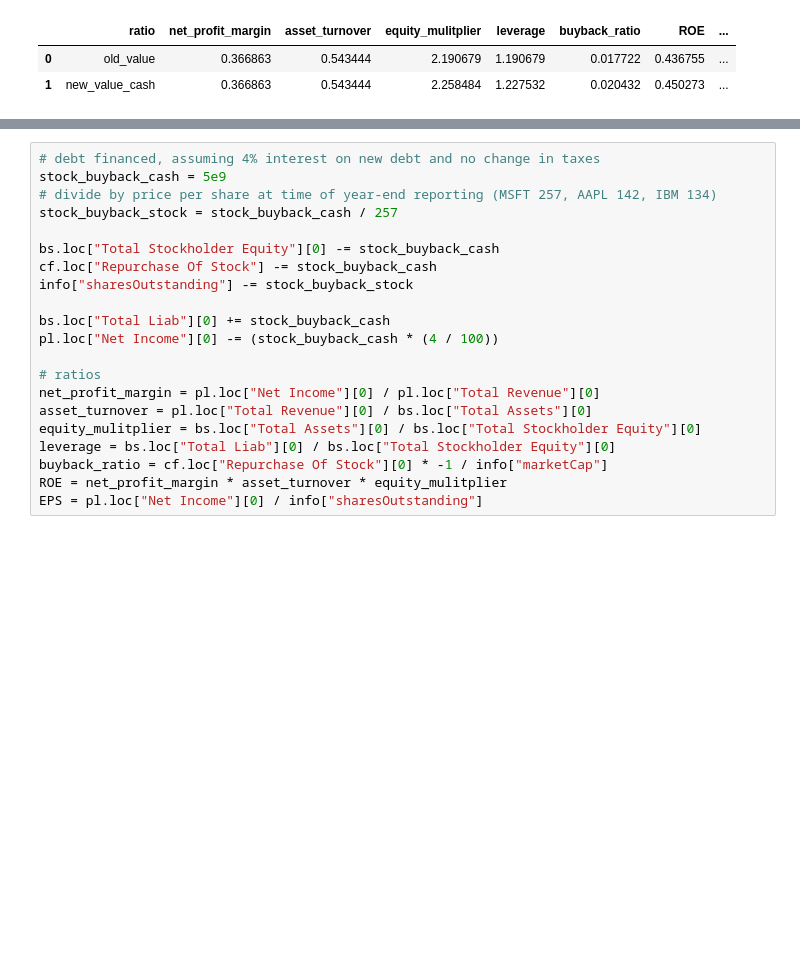
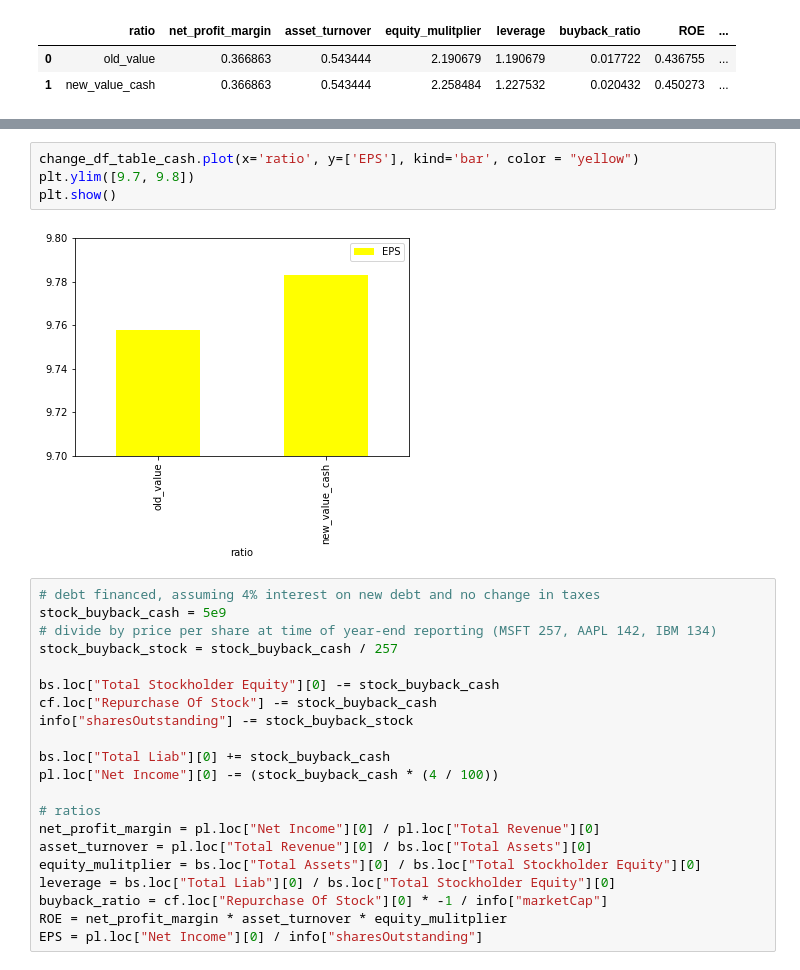
Before and after one commit to nilsmart96/financial-effects-of-stock-buybacks, a Jupyter notebook: main.ipynb, the cells around one changed output, grey strips where cells are left out. Drawn from its saved outputs; the diff is of its cells as text; blank space fills up the shorter version.

```diff
--- a/main.ipynb
+++ b/main.ipynb
@@ -187,3 +200,9 @@ plt.show()
+# %%
+change_df_table_cash.plot(x='ratio', y=['EPS'], kind='bar', color = "yellow")
+plt.ylim([9.7, 9.8])
+plt.show()
+# %% [output]
+[figure, added]
 # %%
 # debt financed, assuming 4% interest on new debt and no change in taxes
 stock_buyback_cash = 5e9
```
Also changed, not shown: parts of 8 cells of this notebook.
